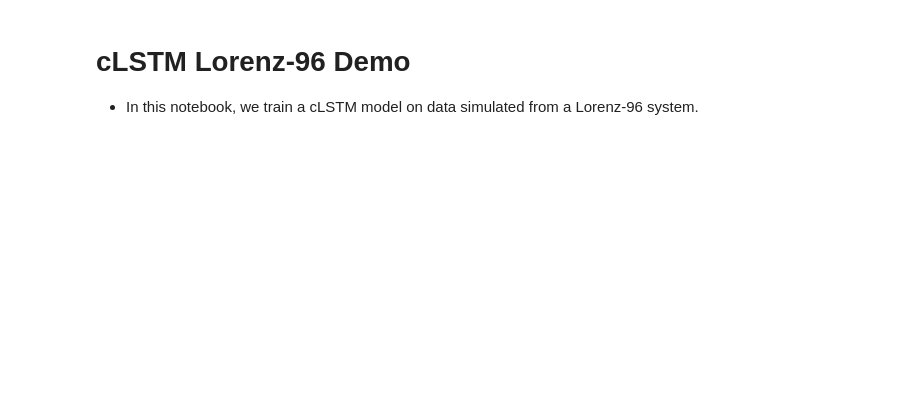
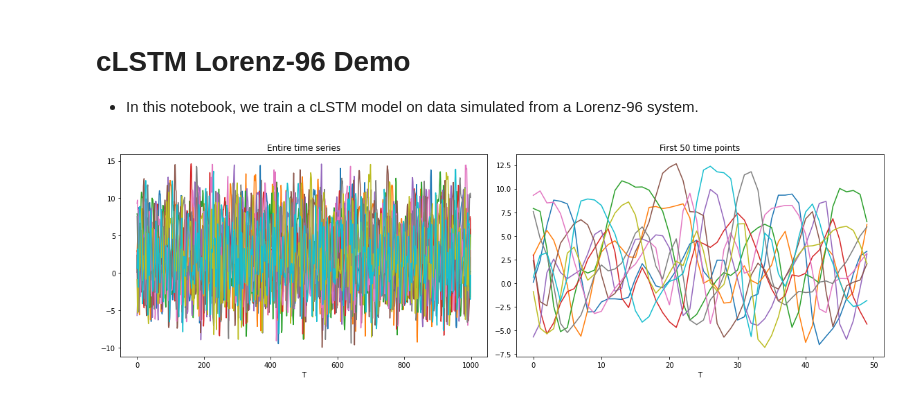
Before and after one commit to iancovert/Neural-GC, a Jupyter notebook: clstm_lorenz_demo.ipynb, the cells around one changed output. Drawn from its saved outputs; the diff is of its cells as text; code cells hidden in the pictures; blank space fills up the shorter version.

```diff
--- a/clstm_lorenz_demo.ipynb
+++ b/clstm_lorenz_demo.ipynb
@@ -12,14 +12,20 @@ import matplotlib.pyplot as plt
 device = torch.device('cuda')
 # %%
 # Simulate data
-p = 10
-X_np, GC = simulate_lorenz_96(p, T=1000)
+X_np, GC = simulate_lorenz_96(p=10, F=10, T=1000)
 X = torch.tensor(X_np[np.newaxis], dtype=torch.float32, device=device)
 # %%
 # Plot data
 fig, axarr = plt.subplots(1, 2, figsize=(16, 5))
 axarr[0].plot(X_np)
-axarr[1].plot(X_np[:100])
+axarr[0].set_xlabel('T')
+axarr[0].set_title('Entire time series')
+axarr[1].plot(X_np[:50])
+axarr[1].set_xlabel('T')
+axarr[1].set_title('First 50 time points')
+plt.tight_layout()
 plt.show()
+# %% [output]
+[figure, added]
 # %%
 # Set up model
```
Also changed, not shown: parts of 6 cells of this notebook, 6 other files.
